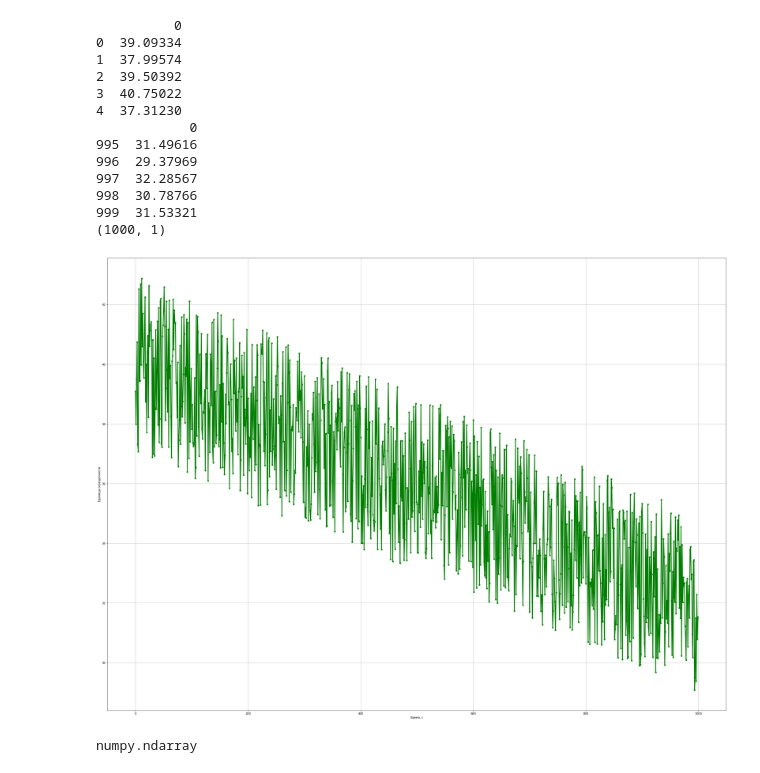
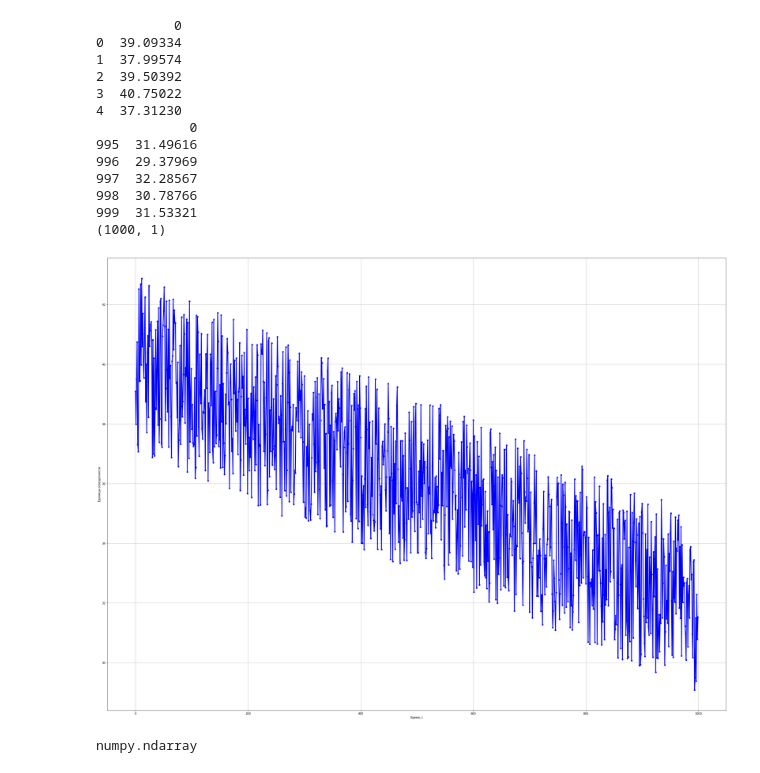
Before and after one commit to DuckyBread/Exercise2, a Jupyter notebook: light.ipynb, the cells around one changed output. Cells and saved outputs as stored; diff of their text form; code cells hidden in the pictures.

```diff
--- a/light.ipynb
+++ b/light.ipynb
@@ -30,14 +30,14 @@ print(signal.shape)
 (1000, 1)
 # %%
 fig, ax =plt.subplots(figsize=(40,30))      # построение графика сигнала (данные об освещенности)
-ax.plot(signal, linewidth = 3, markersize = 5, marker = 'o', color = 'green')
+ax.plot(signal, linewidth = 3, markersize = 5, marker = 'o', color = 'blue')
 ax.grid(True)
 ax.set_xlabel('Время, c')
 ax.set_ylabel('Единицы освещенности')
 
 plt.show()
 # %% [output]
-[figure, old version]
+[figure, new version]
 # %%
 lamp = np.zeros(len(signal))    # массив для записи состояния лампы
 signal_data = signal.values
```
